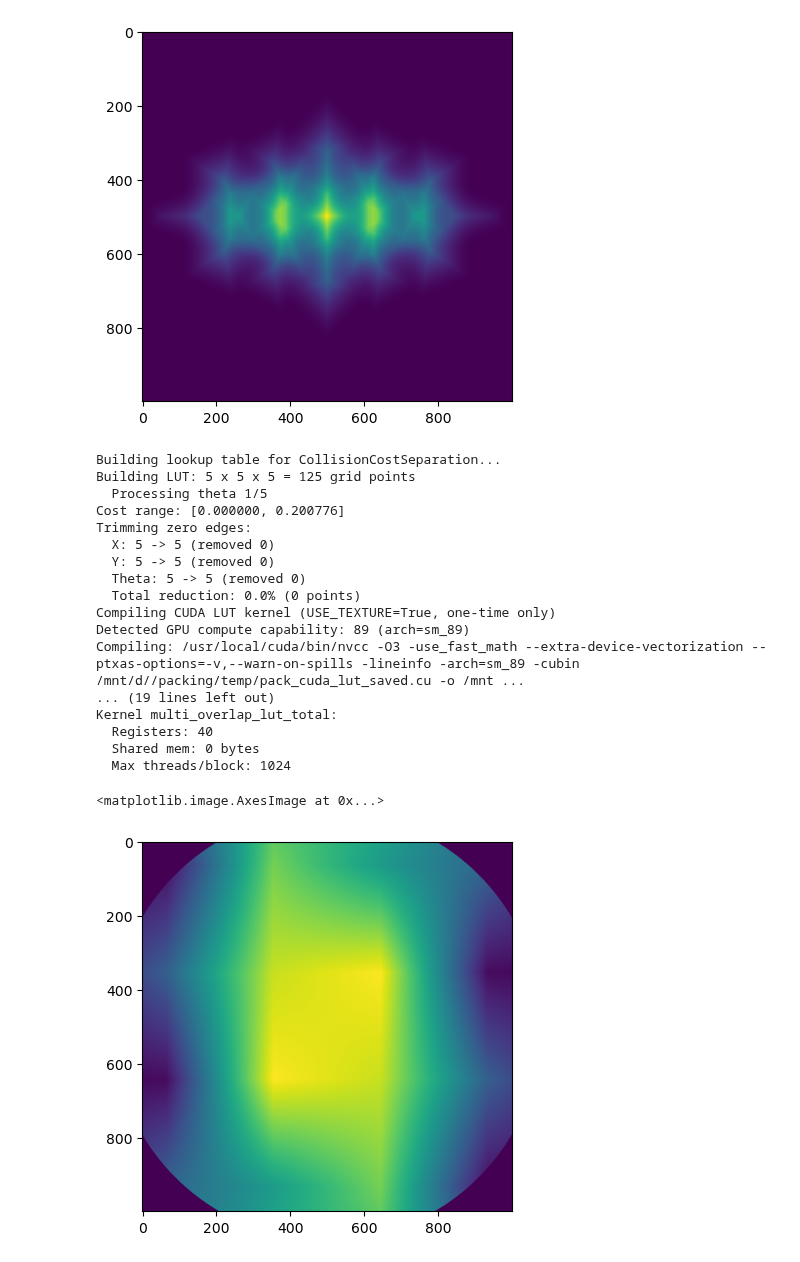
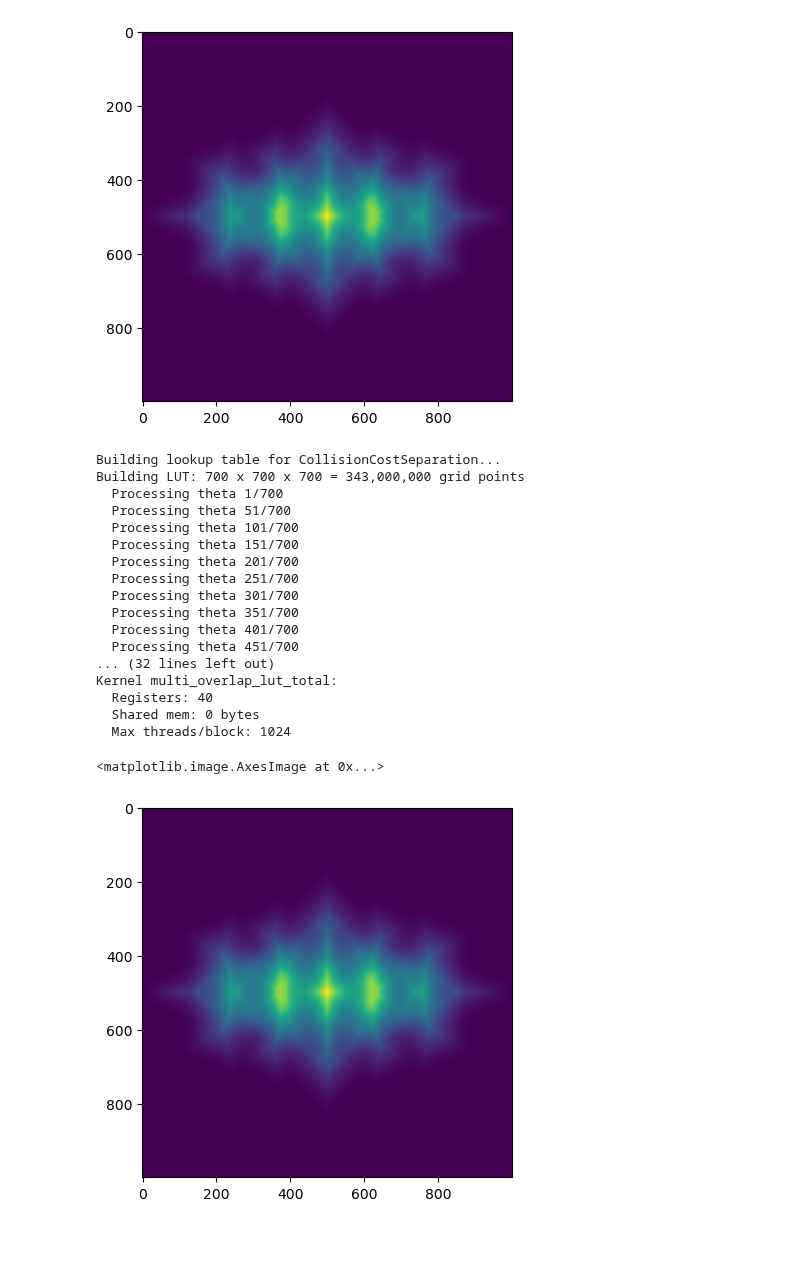
Before and after one commit to jcottaar/packing, a Jupyter notebook: analysis/test_lut copy.ipynb, the cells around one changed output. Cells and saved outputs as stored; diff of their text form; code cells hidden in the pictures.

```diff
--- a/analysis/test_lut copy.ipynb
+++ b/analysis/test_lut copy.ipynb
@@ -59,29 +59,29 @@ plt.imshow(cost1)
 # %%
 cost_x = pack_cost.CollisionCostSeparation()
 cost_x.use_lookup_table = True
-cost_x.lut_N_x = 5
-cost_x.lut_N_y = 5
-cost_x.lut_N_theta = 5
+cost_x.lut_N_x = 700
+cost_x.lut_N_y = 700
+cost_x.lut_N_theta = 700
 cost2 = cost_x.compute_cost_allocate(sol)[0].get()
 cost2 = cost2.reshape((N, N))
 plt.imshow(cost2)
 # %% [output]
 Building lookup table for CollisionCostSeparation...
-Building LUT: 5 x 5 x 5 = 125 grid points
-  Processing theta 1/5
-Cost range: [0.000000, 0.200776]
-Trimming zero edges:
-  X: 5 -> 5 (removed 0)
-  Y: 5 -> 5 (removed 0)
-  Theta: 5 -> 5 (removed 0)
-  Total reduction: 0.0% (0 points)
-Compiling CUDA LUT kernel (USE_TEXTURE=True, one-time only)
-Detected GPU compute capability: 89 (arch=sm_89)
-Compiling: /usr/local/cuda/bin/nvcc -O3 -use_fast_math --extra-device-vectorization --ptxas-options=-v,--warn-on-spills -lineinfo -arch=sm_89 -cubin /mnt/d//packing/temp/pack_cuda_lut_saved.cu -o /mnt ...
-... (19 lines left out)
+Building LUT: 700 x 700 x 700 = 343,000,000 grid points
+  Processing theta 1/700
+  Processing theta 51/700
+  Processing theta 101/700
+  Processing theta 151/700
+  Processing theta 201/700
+  Processing theta 251/700
+  Processing theta 301/700
+  Processing theta 351/700
+  Processing theta 401/700
+  Processing theta 451/700
+... (32 lines left out)
 Kernel multi_overlap_lut_total:
   Registers: 40
   Shared mem: 0 bytes
   Max threads/block: 1024
 <matplotlib.image.AxesImage at 0x...>
-[figure, old version]
+[figure, new version]
```
Also changed, not shown: parts of 10 cells of this notebook, 5 other files.
